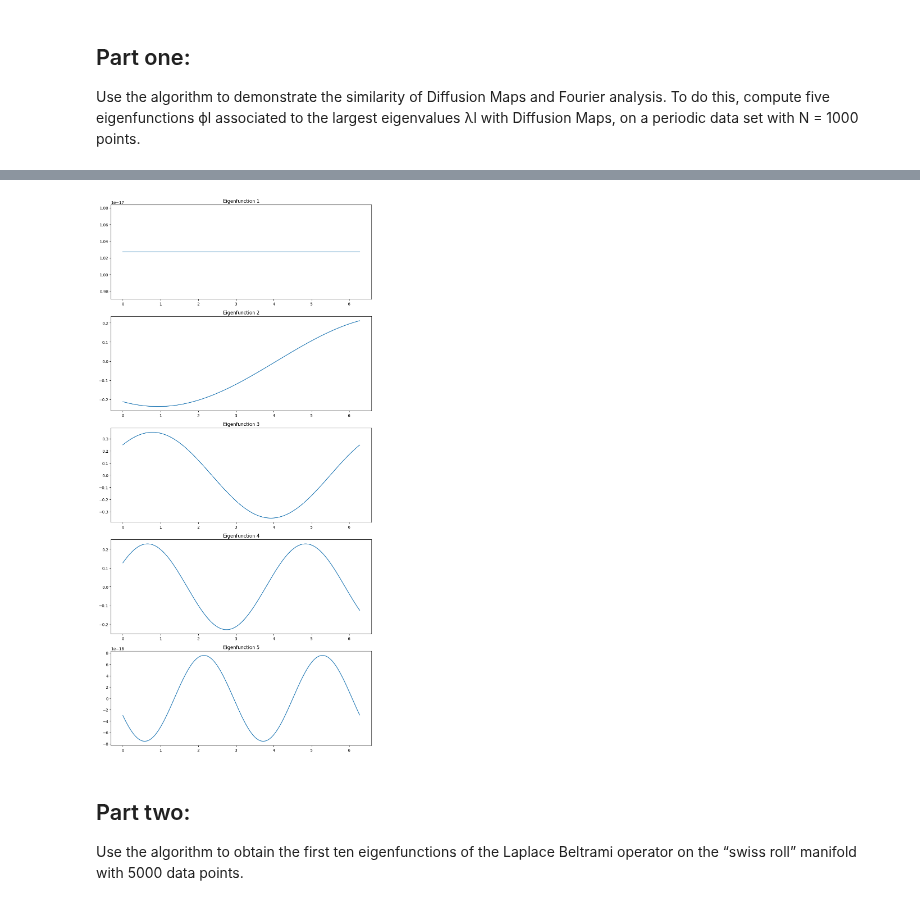
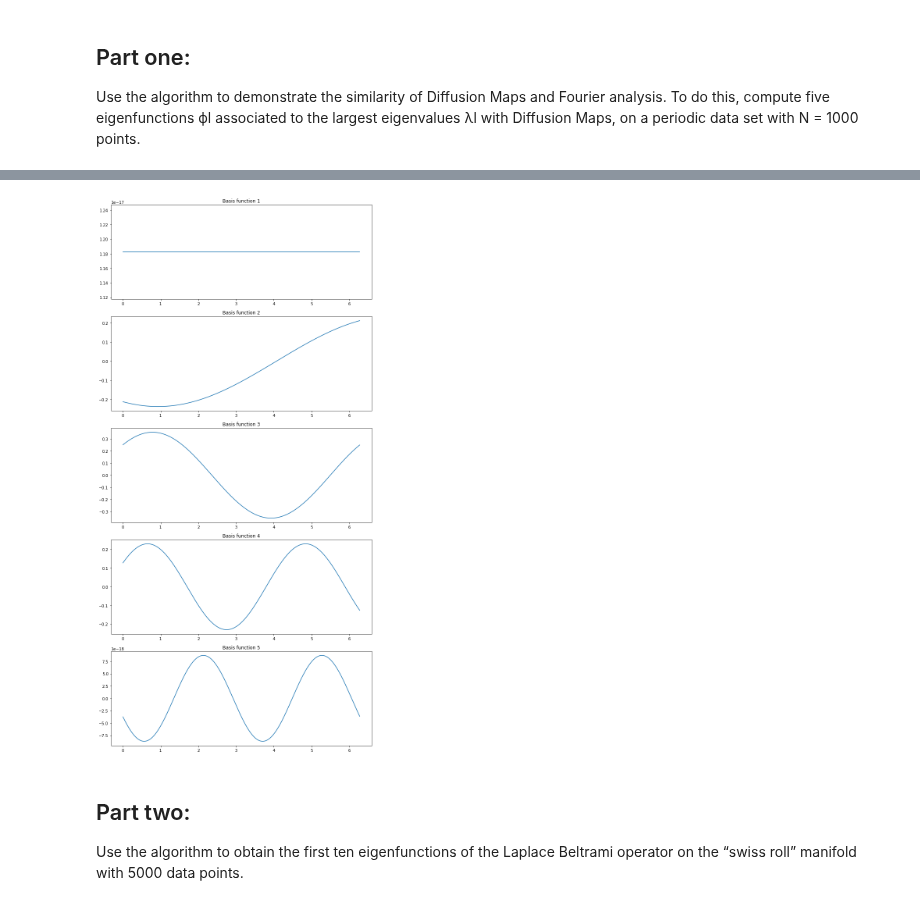
Before and after one commit to parimsuka/crowd-modeling-and-simulation, a Jupyter notebook: exercise3/src/task_2.ipynb, the cells around one changed output, grey strips where cells are left out. Cells and saved outputs as stored; diff of their text form; code cells hidden in the pictures.

```diff
--- a/exercise3/src/task_2.ipynb
+++ b/exercise3/src/task_2.ipynb
@@ -25,28 +27,28 @@ plot_eigenfunctions(phi, t, L, save=True, filename="eigenfunctions_periodic", ta
 # %%
 N = 1000
 t = np.linspace(0, 2*np.pi, N, endpoint=False) # tk = (2πk)/(N + 1)
 
 # xk = (cos(tk), sin(tk)), and then reshape X to be a 1D array
 X = np.array([np.cos(t), np.sin(t)]).reshape(-1)
 
 # Computing FFT
 fft_result = np.fft.fft(X)
 
 # Extracting the first 5 components and their inverse FFTs (the "eigenfunctions")
 eigenvalues = fft_result[:5]
 eigenfunctions = [np.fft.ifft(fft_result * (fft_result == ev)) for ev in eigenvalues]
 
 # Plotting
 fig, axs = plt.subplots(5, figsize=(10, 20))
 
 for i in range(5):
     axs[i].plot(t, np.real(eigenfunctions[i][:N]))  # Only take the real part, and only plot against the first N points
-    axs[i].set_title('Eigenfunction ' + str(i+1))
+    axs[i].set_title('Basis function ' + str(i+1))
 
 plt.tight_layout()
 plt.show()
 # %% [output]
-[figure, old version]
+[figure, new version]
 # %% [markdown]
 ## Part two:
 Use the algorithm to obtain the first ten eigenfunctions of the Laplace Beltrami operator on the
```
Also changed, not shown: parts of 2 cells of this notebook, 2 other files.
